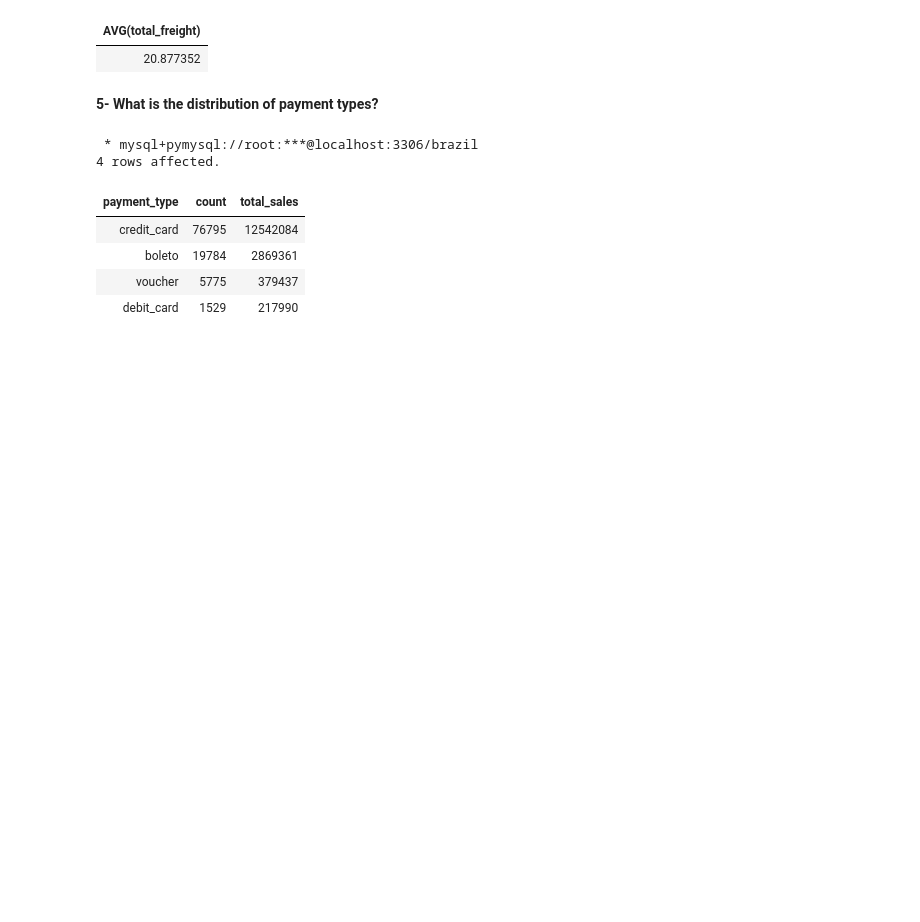
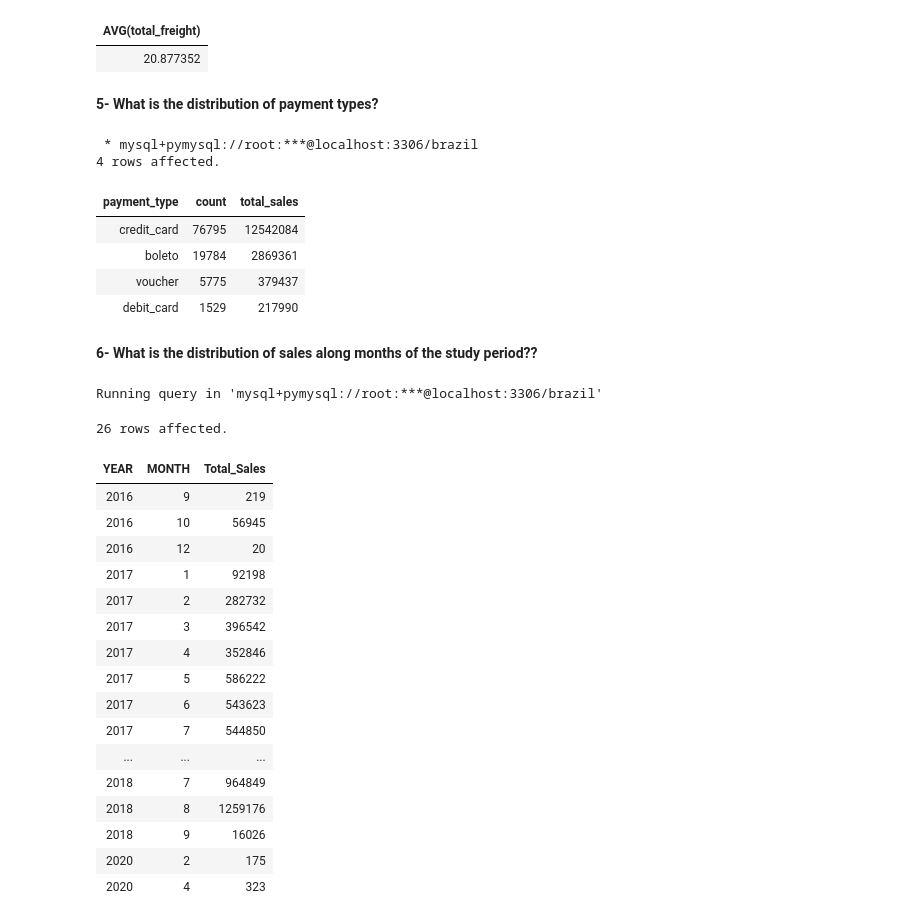
Before and after one commit to mahmoudamintaha/olist_eda, a Jupyter notebook: Brazil Analysis.ipynb, the cells around one changed output. Drawn from its saved outputs; the diff is of its cells as text; code cells hidden in the pictures; blank space fills up the shorter version.

```diff
--- a/Brazil Analysis.ipynb
+++ b/Brazil Analysis.ipynb
@@ -496,3 +621,57 @@ having total_sales
 | boleto | 19784 | 2869361 |
 | voucher | 5775 | 379437 |
 | debit_card | 1529 | 217990 |
+# %% [markdown]
+<b>6- What is the distribution of sales along months of the study period??</b><a id="orders6"></a>
+# %%
+%%sql
+WITH
+  month_extraction AS (
+    SELECT
+      EXTRACT(
+        YEAR
+        FROM
+          shipping_limit_date
+      ) AS YEAR,
+      EXTRACT(
+        MONTH
+        FROM
+          shipping_limit_date
+      ) AS MONTH,
+      price,
+      freight_value
+    FROM
+      order_items
+  )
+SELECT
+  YEAR,
+  MONTH,
+  ROUND(SUM(price + freight_value)) AS Total_Sales
+FROM
+  month_extraction
+GROUP BY
+  1,
+  2
+ORDER BY
+  1,
+  2;
+# %% [output]
+Running query in 'mysql+pymysql://root:***@localhost:3306/brazil'
+26 rows affected.
+| YEAR | MONTH | Total_Sales |
+| 2016 | 9 | 219 |
+| 2016 | 10 | 56945 |
+| 2016 | 12 | 20 |
+| 2017 | 1 | 92198 |
+| 2017 | 2 | 282732 |
+| 2017 | 3 | 396542 |
+| 2017 | 4 | 352846 |
+| 2017 | 5 | 586222 |
+| 2017 | 6 | 543623 |
+| 2017 | 7 | 544850 |
+| ... | ... | ... |
+| 2018 | 7 | 964849 |
+| 2018 | 8 | 1259176 |
+| 2018 | 9 | 16026 |
+| 2020 | 2 | 175 |
+| 2020 | 4 | 323 |
```
Also changed, not shown: parts of 17 cells of this notebook, 4 other files.
